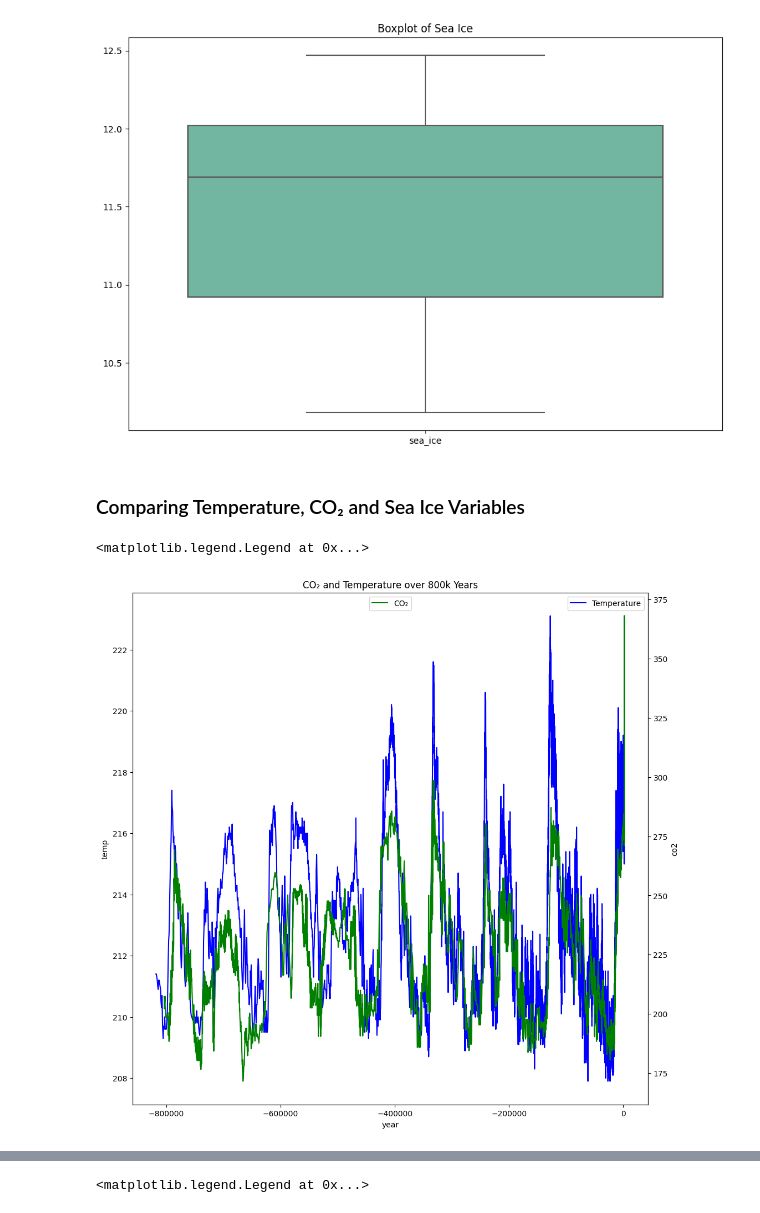
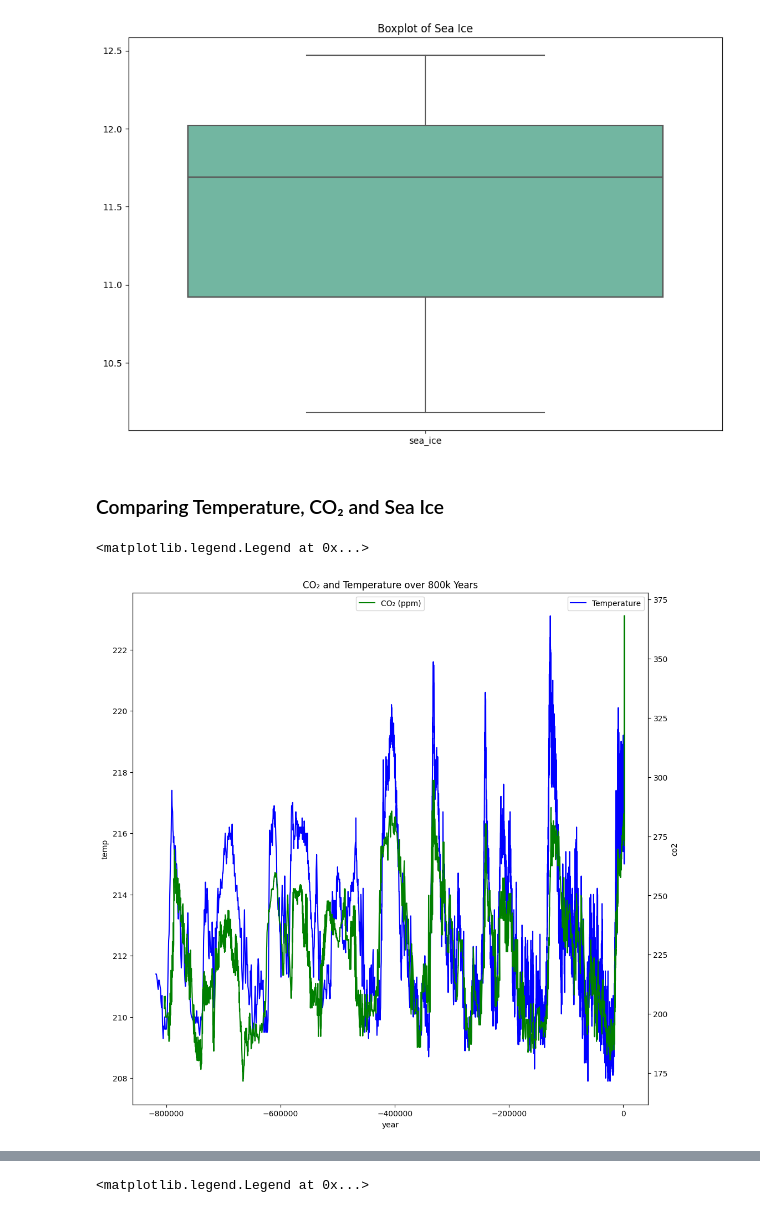
Before and after one commit to rachel-king4/PfDA_Assignment_2, a Jupyter notebook: pfda_assignment_2.ipynb, the cells around one changed output, grey strips where cells are left out. Cells and saved outputs as stored; diff of their text form; code cells hidden in the pictures.

```diff
--- a/pfda_assignment_2.ipynb
+++ b/pfda_assignment_2.ipynb
@@ -678,15 +678,16 @@ ax.set_title("Boxplot of Sea Ice")
 Text(0.5, 1.0, 'Boxplot of Sea Ice')
 [figure]
 # %% [markdown]
-### Comparing Temperature, CO₂ and Sea Ice Variables
+### Comparing Temperature, CO₂ and Sea Ice
 # %%
+# to plot Temperature and CO₂ over 800k Years
 fig, ax = plt.subplots(figsize=(12,12))
 sns.lineplot(x="year", y="temp", data=temp_CO2, color="b", label="Temperature")
 ax2 = plt.twinx()
-sns.lineplot(x="year", y="co2", data=temp_CO2, color="g", ax=ax2, label="CO₂")
+sns.lineplot(x="year", y="co2", data=temp_CO2, color="g", ax=ax2, label="CO₂ (ppm)")
 plt.title("CO₂ and Temperature over 800k Years")
 plt.legend(loc='upper center')
 # %% [output]
 <matplotlib.legend.Legend at 0x...>
-[figure, old version]
+[figure, new version]
 # %%
```
Also changed, not shown: parts of 8 cells of this notebook.
